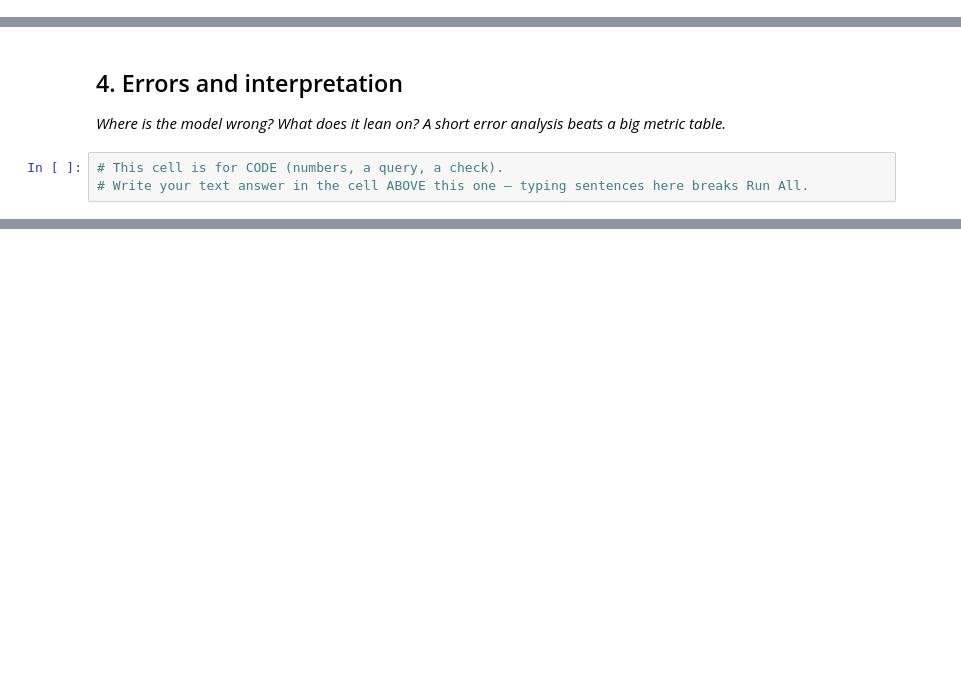
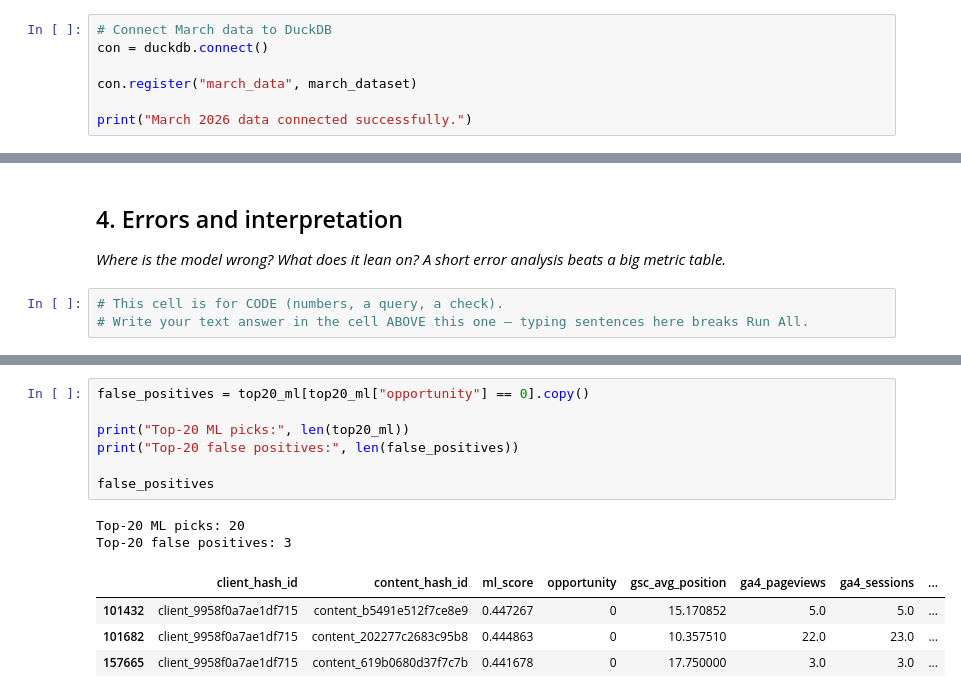
Before and after one commit to BarnaliBhowmik/FlyRank_ML, a Jupyter notebook: work/notebooks/w05_model.ipynb, the cells around one changed output, grey strips where cells are left out. Saved outputs shown, nothing was run; the diff lists cells and outputs as text; blank space fills up the shorter version.

```diff
--- a/work/notebooks/w05_model.ipynb
+++ b/work/notebooks/w05_model.ipynb
@@ -19,0 +99,7 @@ This skeleton is yours to fill. Work the sections **in order** — each one has
+# %%
+# Connect March data to DuckDB
+con = duckdb.connect()
+
+con.register("march_data", march_dataset)
+
+print("March 2026 data connected successfully.")
@@ -36,0 +631,14 @@ This skeleton is yours to fill. Work the sections **in order** — each one has
+# %%
+false_positives = top20_ml[top20_ml["opportunity"] == 0].copy()
+
+print("Top-20 ML picks:", len(top20_ml))
+print("Top-20 false positives:", len(false_positives))
+
+false_positives
+# %% [output]
+Top-20 ML picks: 20
+Top-20 false positives: 3
+|  | client_hash_id | content_hash_id | ml_score | opportunity | gsc_avg_position | ga4_pageviews | ga4_sessions | ... |
+| 101432 | client_9958f0a7ae1df715 | content_b5491e512f7ce8e9 | 0.447267 | 0 | 15.170852 | 5.0 | 5.0 | ... |
+| 101682 | client_9958f0a7ae1df715 | content_202277c2683c95b8 | 0.444863 | 0 | 10.357510 | 22.0 | 23.0 | ... |
+| 157665 | client_9958f0a7ae1df715 | content_619b0680d37f7c7b | 0.441678 | 0 | 17.750000 | 3.0 | 3.0 | ... |
```
Also changed, not shown: parts of 27 cells of this notebook.
